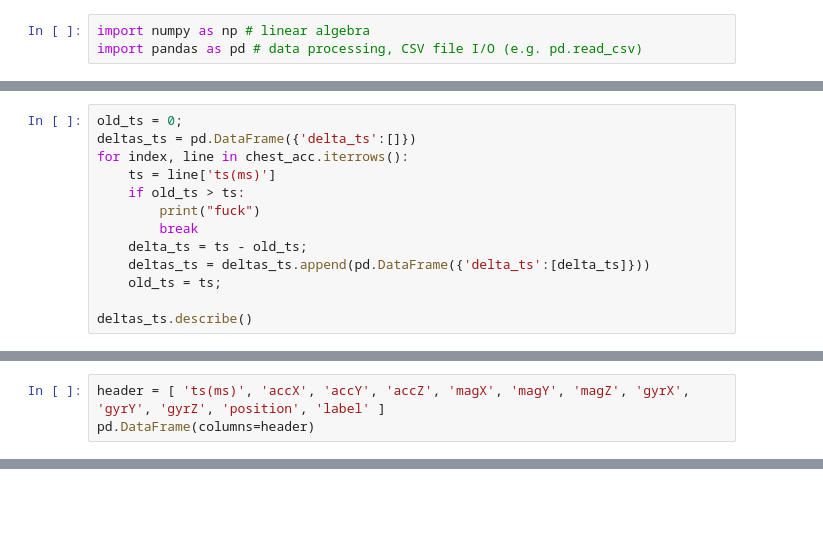
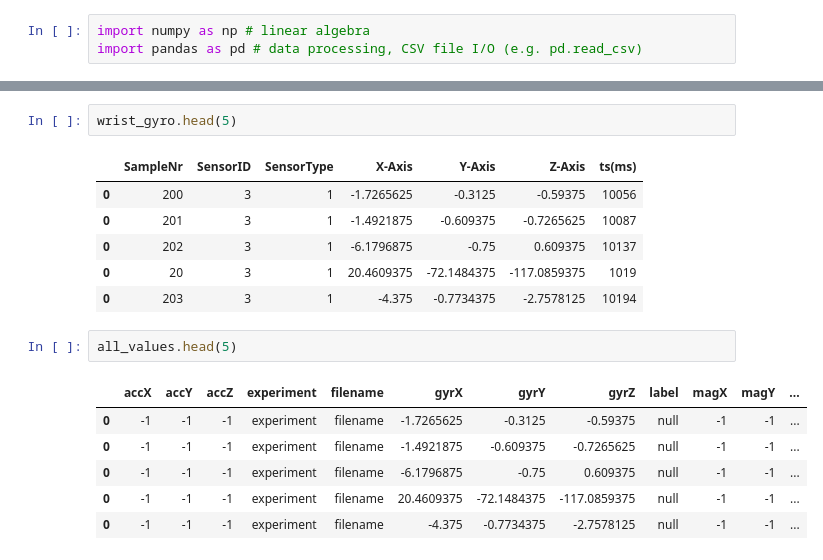
Before and after one commit to pbmiguel/py-har, a Jupyter notebook: TASKS/T1/pre-processing/2016-ANSAMO-preprocessing.ipynb, the cells around one changed output, grey strips where cells are left out. Cells and saved outputs as stored; diff of their text form; blank space fills up the shorter version.

```diff
--- a/TASKS/T1/pre-processing/2016-ANSAMO-preprocessing.ipynb
+++ b/TASKS/T1/pre-processing/2016-ANSAMO-preprocessing.ipynb
@@ -243,13 +189,0 @@ nr of magn signals from chest:  2400
-# %%
-old_ts = 0;
-deltas_ts = pd.DataFrame({'delta_ts':[]})
-for index, line in chest_acc.iterrows():
-    ts = line['ts(ms)']
-    if old_ts > ts:
-        print("fuck")
-        break
-    delta_ts = ts - old_ts;
-    deltas_ts = deltas_ts.append(pd.DataFrame({'delta_ts':[delta_ts]}))
-    old_ts = ts;
-
-deltas_ts.describe()
@@ -279,3 +189,0 @@ values.describe()
-# %%
-header = [ 'ts(ms)', 'accX', 'accY', 'accZ', 'magX', 'magY', 'magZ', 'gyrX', 'gyrY', 'gyrZ', 'position', 'label' ]
-pd.DataFrame(columns=header)
@@ -283,0 +422,18 @@ pd.DataFrame(columns=header)
+# %%
+wrist_gyro.head(5)
+# %% [output]
+|  | SampleNr | SensorID | SensorType | X-Axis | Y-Axis | Z-Axis | ts(ms) |
+| 0 | 200 | 3 | 1 | -1.7265625 | -0.3125 | -0.59375 | 10056 |
+| 0 | 201 | 3 | 1 | -1.4921875 | -0.609375 | -0.7265625 | 10087 |
+| 0 | 202 | 3 | 1 | -6.1796875 | -0.75 | 0.609375 | 10137 |
+| 0 | 20 | 3 | 1 | 20.4609375 | -72.1484375 | -117.0859375 | 1019 |
+| 0 | 203 | 3 | 1 | -4.375 | -0.7734375 | -2.7578125 | 10194 |
+# %%
+all_values.head(5)
+# %% [output]
+|  | accX | accY | accZ | experiment | filename | gyrX | gyrY | gyrZ | label | magX | magY | ... |
+| 0 | -1 | -1 | -1 | experiment | filename | -1.7265625 | -0.3125 | -0.59375 | null | -1 | -1 | ... |
+| 0 | -1 | -1 | -1 | experiment | filename | -1.4921875 | -0.609375 | -0.7265625 | null | -1 | -1 | ... |
+| 0 | -1 | -1 | -1 | experiment | filename | -6.1796875 | -0.75 | 0.609375 | null | -1 | -1 | ... |
+| 0 | -1 | -1 | -1 | experiment | filename | 20.4609375 | -72.1484375 | -117.0859375 | null | -1 | -1 | ... |
+| 0 | -1 | -1 | -1 | experiment | filename | -4.375 | -0.7734375 | -2.7578125 | null | -1 | -1 | ... |
```
Also changed, not shown: parts of 31 cells of this notebook, 2 other files.
